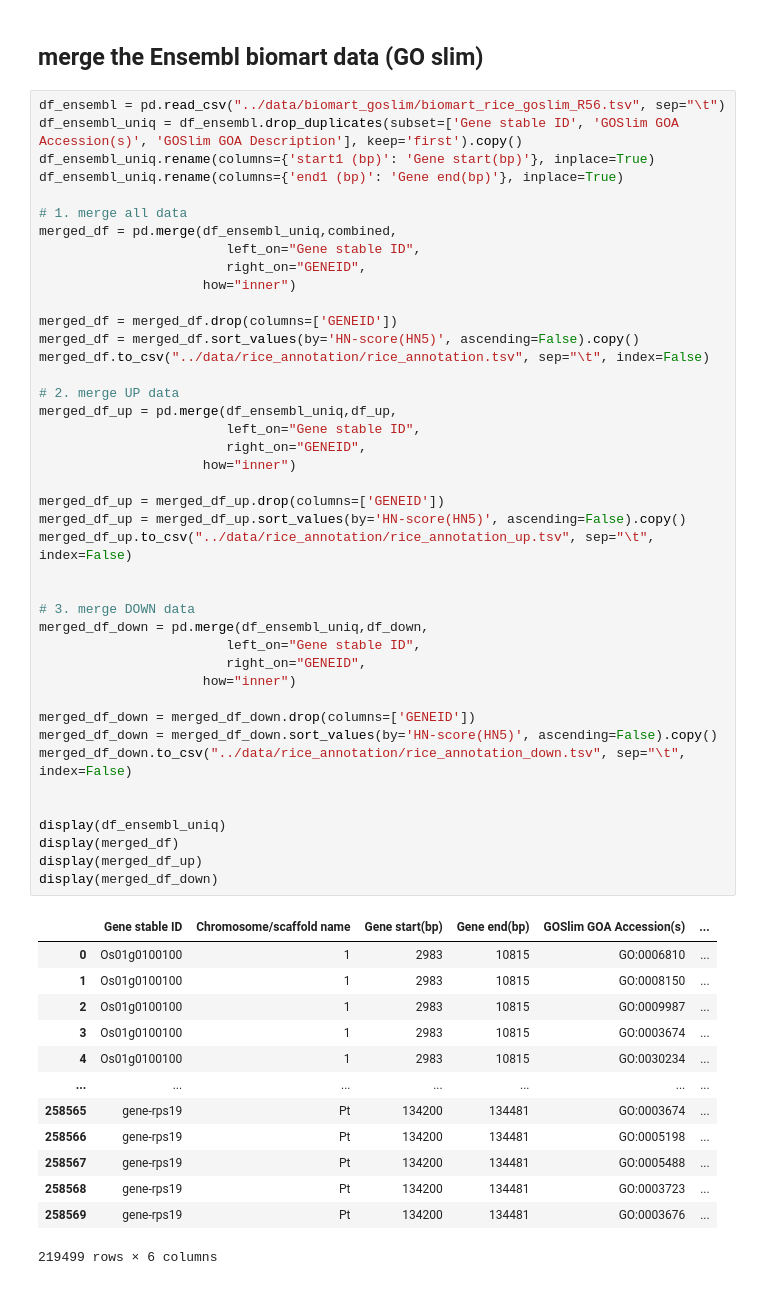
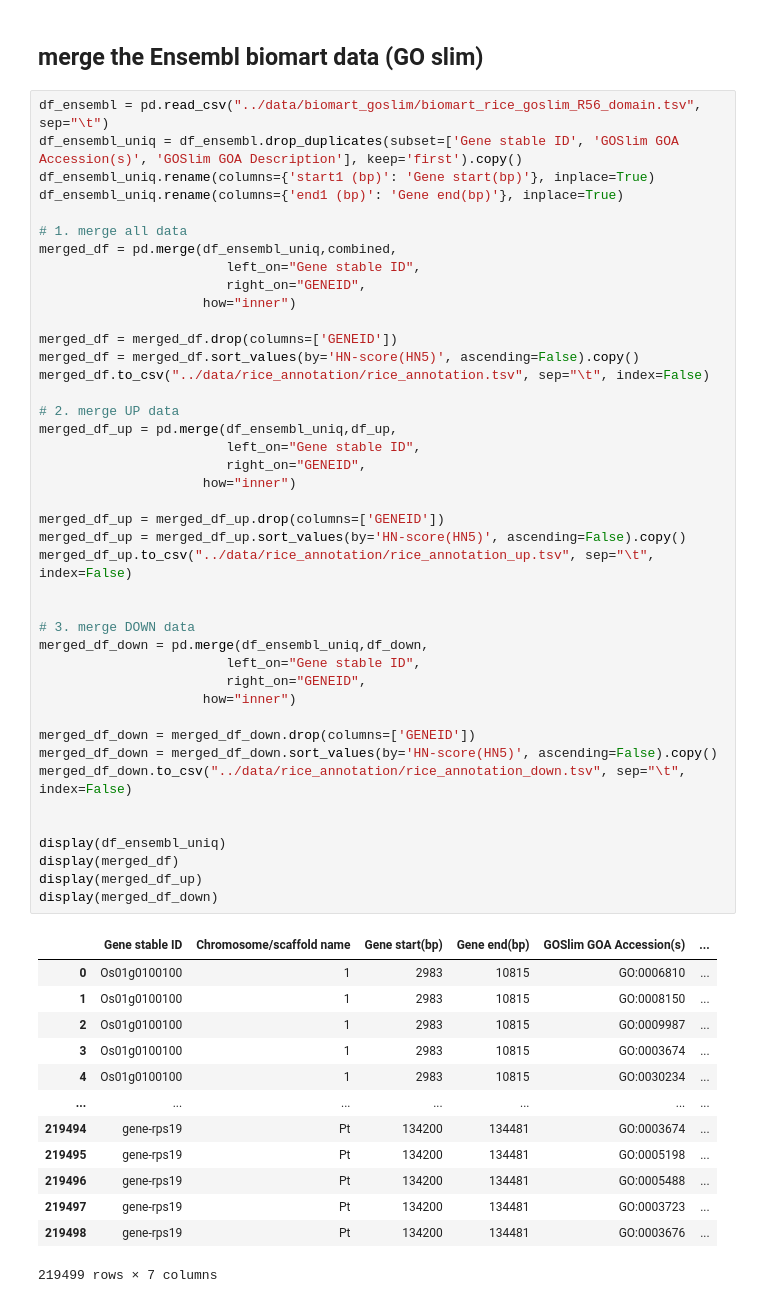
Before and after one commit to yonezawa-sora/pycircos_comaparative_species, a Jupyter notebook: data_preprocessing/6_rice_combined_df_score.ipynb, the cells around one changed output. Cells and saved outputs as stored; diff of their text form.

```diff
--- a/data_preprocessing/6_rice_combined_df_score.ipynb
+++ b/data_preprocessing/6_rice_combined_df_score.ipynb
@@ -160,7 +160,7 @@ display(merge_df_position_down)
 # %% [markdown]
 ## merge the Ensembl biomart data (GO slim)
 # %%
-df_ensembl = pd.read_csv("../data/biomart_goslim/biomart_rice_goslim_R56.tsv", sep="\t")
+df_ensembl = pd.read_csv("../data/biomart_goslim/biomart_rice_goslim_R56_domain.tsv", sep="\t")
 df_ensembl_uniq = df_ensembl.drop_duplicates(subset=['Gene stable ID', 'GOSlim GOA Accession(s)', 'GOSlim GOA Description'], keep='first').copy()
 df_ensembl_uniq.rename(columns={'start1 (bp)': 'Gene start(bp)'}, inplace=True)
 df_ensembl_uniq.rename(columns={'end1 (bp)': 'Gene end(bp)'}, inplace=True)
@@ -182,39 +182,39 @@ merged_df_up = pd.merge(df_ensembl_uniq,df_up,
                      how="inner")
 
 merged_df_up = merged_df_up.drop(columns=['GENEID'])
 merged_df_up = merged_df_up.sort_values(by='HN-score(HN5)', ascending=False).copy()
 merged_df_up.to_csv("../data/rice_annotation/rice_annotation_up.tsv", sep="\t", index=False)
 
 
 # 3. merge DOWN data
 merged_df_down = pd.merge(df_ensembl_uniq,df_down,
                         left_on="Gene stable ID",
                         right_on="GENEID",
                      how="inner")
 
 merged_df_down = merged_df_down.drop(columns=['GENEID'])
 merged_df_down = merged_df_down.sort_values(by='HN-score(HN5)', ascending=False).copy()
 merged_df_down.to_csv("../data/rice_annotation/rice_annotation_down.tsv", sep="\t", index=False)
 
 
 display(df_ensembl_uniq)
 display(merged_df)
 display(merged_df_up)
 display(merged_df_down)
 # %% [output]
 |  | Gene stable ID | Chromosome/scaffold name | Gene start(bp) | Gene end(bp) | GOSlim GOA Accession(s) | ... |
 | 0 | Os01g0100100 | 1 | 2983 | 10815 | GO:0006810 | ... |
 | 1 | Os01g0100100 | 1 | 2983 | 10815 | GO:0008150 | ... |
 | 2 | Os01g0100100 | 1 | 2983 | 10815 | GO:0009987 | ... |
 | 3 | Os01g0100100 | 1 | 2983 | 10815 | GO:0003674 | ... |
 | 4 | Os01g0100100 | 1 | 2983 | 10815 | GO:0030234 | ... |
 | ... | ... | ... | ... | ... | ... | ... |
-| 258565 | gene-rps19 | Pt | 134200 | 134481 | GO:0003674 | ... |
-| 258566 | gene-rps19 | Pt | 134200 | 134481 | GO:0005198 | ... |
-| 258567 | gene-rps19 | Pt | 134200 | 134481 | GO:0005488 | ... |
-| 258568 | gene-rps19 | Pt | 134200 | 134481 | GO:0003723 | ... |
-| 258569 | gene-rps19 | Pt | 134200 | 134481 | GO:0003676 | ... |
+| 219494 | gene-rps19 | Pt | 134200 | 134481 | GO:0003674 | ... |
+| 219495 | gene-rps19 | Pt | 134200 | 134481 | GO:0005198 | ... |
+| 219496 | gene-rps19 | Pt | 134200 | 134481 | GO:0005488 | ... |
+| 219497 | gene-rps19 | Pt | 134200 | 134481 | GO:0003723 | ... |
+| 219498 | gene-rps19 | Pt | 134200 | 134481 | GO:0003676 | ... |
-219499 rows × 6 columns
+219499 rows × 7 columns
 |  | Gene stable ID | Chromosome/scaffold name | Gene start(bp) | Gene end(bp) | GOSlim GOA Accession(s) | ... |
 | 1853 | Os04g0107900 | 4 | 483234 | 485978 | GO:0005829 | ... |
 | 1843 | Os04g0107900 | 4 | 483234 | 485978 | GO:0008150 | ... |
```
Also changed, not shown: parts of 1 cell of this notebook, 8 other files.
